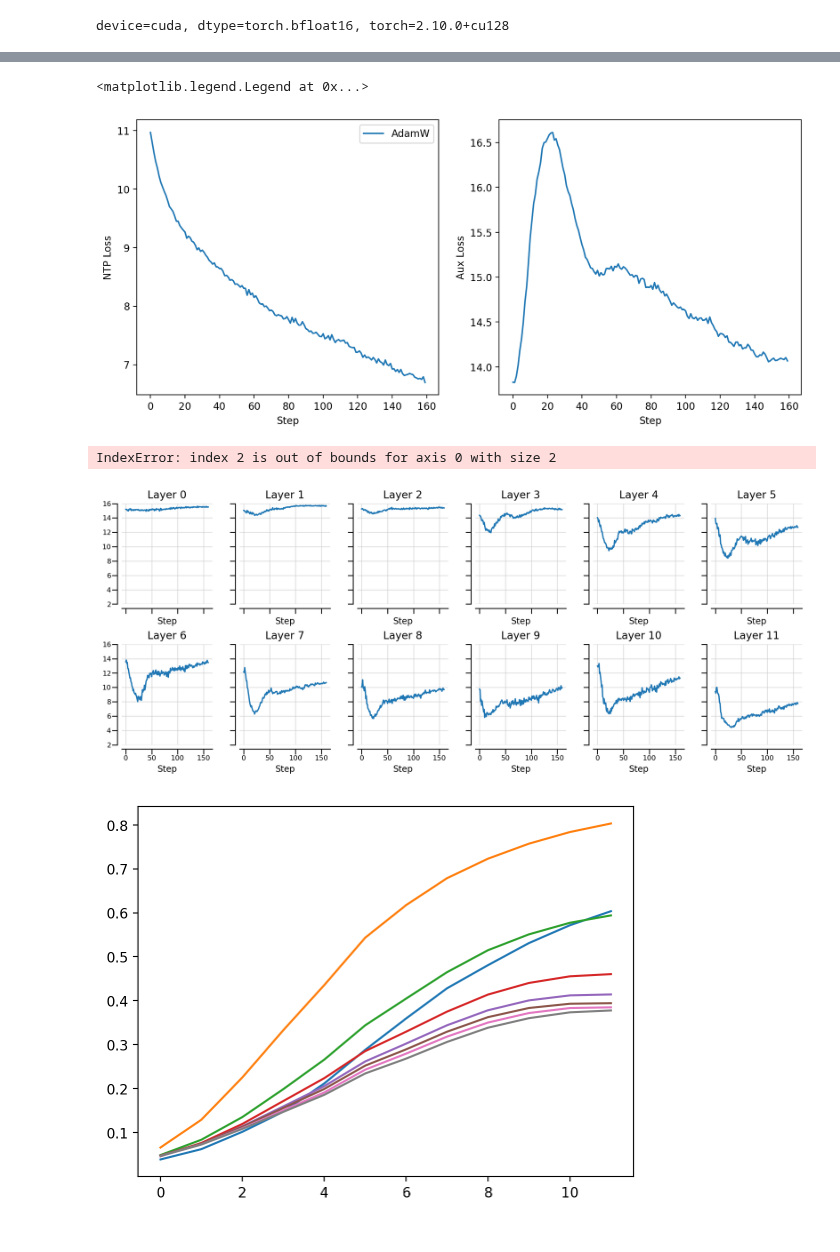
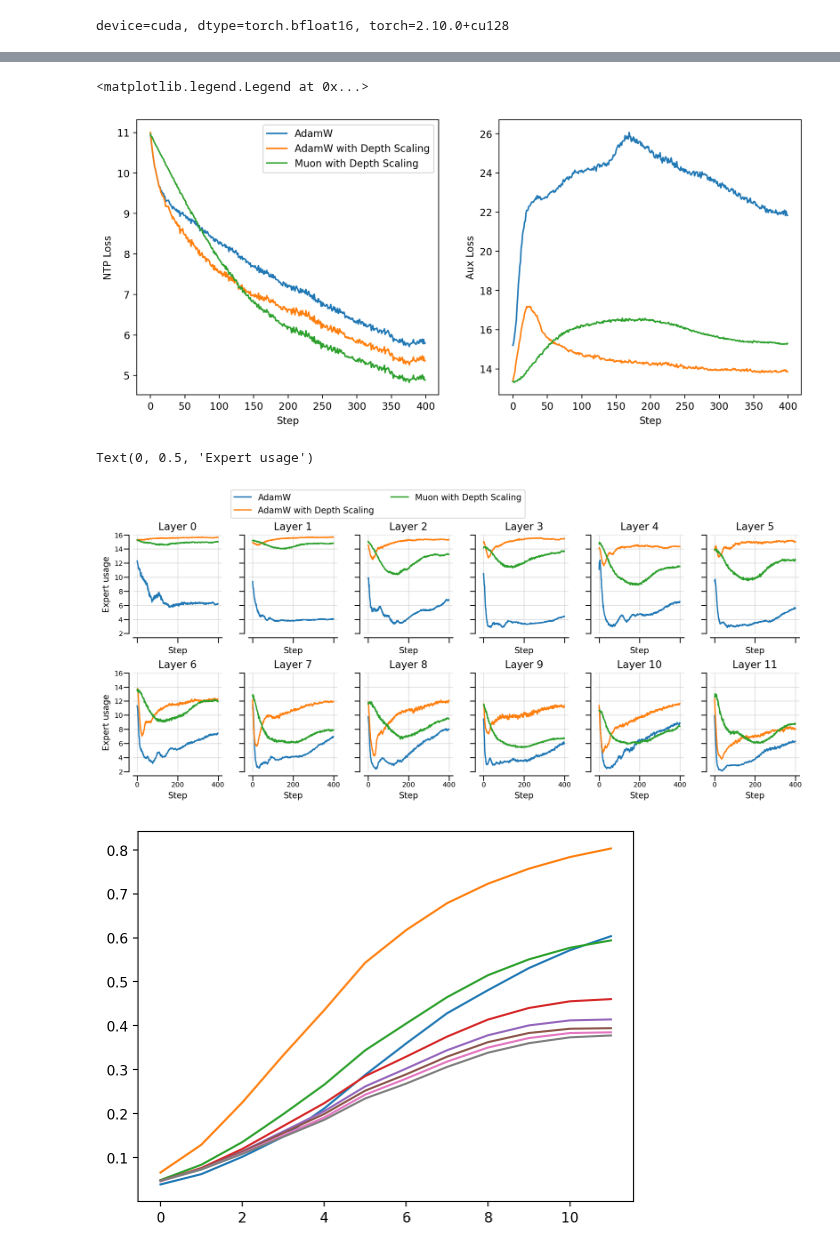
Before and after one commit to nano-moe/nanomoe, a Jupyter notebook: notebook/test_training_new.ipynb, the cells around one changed output, grey strips where cells are left out. Cells and saved outputs as stored; diff of their text form; code cells hidden in the pictures.

```diff
--- a/notebook/test_training_new.ipynb
+++ b/notebook/test_training_new.ipynb
@@ -286,8 +333,8 @@ optimizers = build_optimizer_adamw(model, lr_adamw=lr, lr_muon=lr, lr_layernorm=
 log_adamw, hidden_states_metrics_adamw_no_scaling = run_multiple_steps(
     model,
     optimizers,
-    steps=160,
-    activate_router_freq=40,
+    steps=100,
+    activate_router_freq=50,
     return_router_monitor=True,
     grad_accum=10
 )
@@ -313,8 +378,8 @@ optimizers = build_optimizer_adamw(model, lr_adamw=lr, lr_muon=lr, lr_layernorm=
 log_adamw_with_scaling, hidden_states_metrics_adamw_with_scaling = run_multiple_steps(
     model,
     optimizers,
-    steps=160,
-    activate_router_freq=40,
+    steps=100,
+    activate_router_freq=50,
     return_router_monitor=True,
     grad_accum=10
 )
@@ -338,7 +403,8 @@ optimizers = build_optimizer_muon(model, lr_adamw=lr, lr_muon=lr, lr_layernorm=l
 log_muon_with_scaling, hidden_states_metrics_muon_with_scaling = run_multiple_steps(
     model,
     optimizers,
-    steps=1600,
+    steps=400,
     activate_router_freq=50,
-    return_router_monitor=True
+    return_router_monitor=True,
+    grad_accum=10
 )
@@ -345,8 +433,8 @@ log_muon_with_scaling, hidden_states_metrics_muon_with_scaling = run_multiple_st
 # %%
 log_dict = {
     'AdamW': log_adamw,
-    # 'AdamW with Depth Scaling': log_adamw_with_scaling,
-    # 'Muon with Depth Scaling': log_muon_with_scaling,
+    'AdamW with Depth Scaling': log_adamw_with_scaling,
+    'Muon with Depth Scaling': log_muon_with_scaling,
 }
 
 fig, axes = plt.subplots(1, 2, figsize=(12, 5))
@@ -362,33 +450,34 @@ for name, log in log_dict.items():
 axes[0].legend()
 # %% [output]
 <matplotlib.legend.Legend at 0x...>
-[figure, old version]
+[figure, new version]
 # %%
 log_dict = {
     'AdamW': log_adamw,
-    # 'AdamW with Depth Scaling': log_adamw_with_scaling,
-    # 'Muon with Depth Scaling': log_muon_with_scaling,
+    'AdamW with Depth Scaling': log_adamw_with_scaling,
+    'Muon with Depth Scaling': log_muon_with_scaling,
 }
 
 fig, axes = plt.subplots(2, 6, figsize=(14, 5), sharey='row', sharex='col')
 fig.subplots_adjust(wspace=0.3, hspace=0.4)
 format_figure(axes.flatten(), 8)
 for name, log in log_dict.items():
     loss = list(map(itemgetter('loss'), log))
-    aux_loss = list(map(itemgetter('router_monitor'), log))
-    for i in range(len(aux_loss[0])):
-        layer_i_aux_loss = [x[i] for x in aux_loss]
+    aux_loss = np.array(list(map(itemgetter('router_monitor'), log)))
+    aux_loss = aux_loss.reshape(len(log), -1, model_config.num_layers, ).mean(1)
+    for i in range(model_config.num_layers):
+        layer_i_aux_loss = aux_loss[:, i]
         axes[i // 6, i % 6].plot(2 ** np.array(layer_i_aux_loss), label=name)
         axes[i // 6, i % 6].set_xlabel('Step')
         axes[i // 6, i % 6].set_title(f'Layer {i}')
         # axes[i // 6, i % 6].set_ylim(0, math.log2(model_config.num_experts))
         axes[i // 6, i % 6].set_ylim(2, 16)
 axes[0, 0].legend(bbox_to_anchor=(1.05, 1.5), loc='upper left', ncols=2)
 axes[0, 0].set_ylabel('Expert usage')
 axes[1, 0].set_ylabel('Expert usage')
 # %% [output]
-IndexError: index 2 is out of bounds for axis 0 with size 2
+Text(0, 0.5, 'Expert usage')
-[figure, old version]
+[figure, new version]
 # %%
 for row in hidden_states_metrics_muon_with_scaling[::4]:
     plt.plot(row[0])
```
Also changed, not shown: parts of 7 cells of this notebook, 23 other files.
